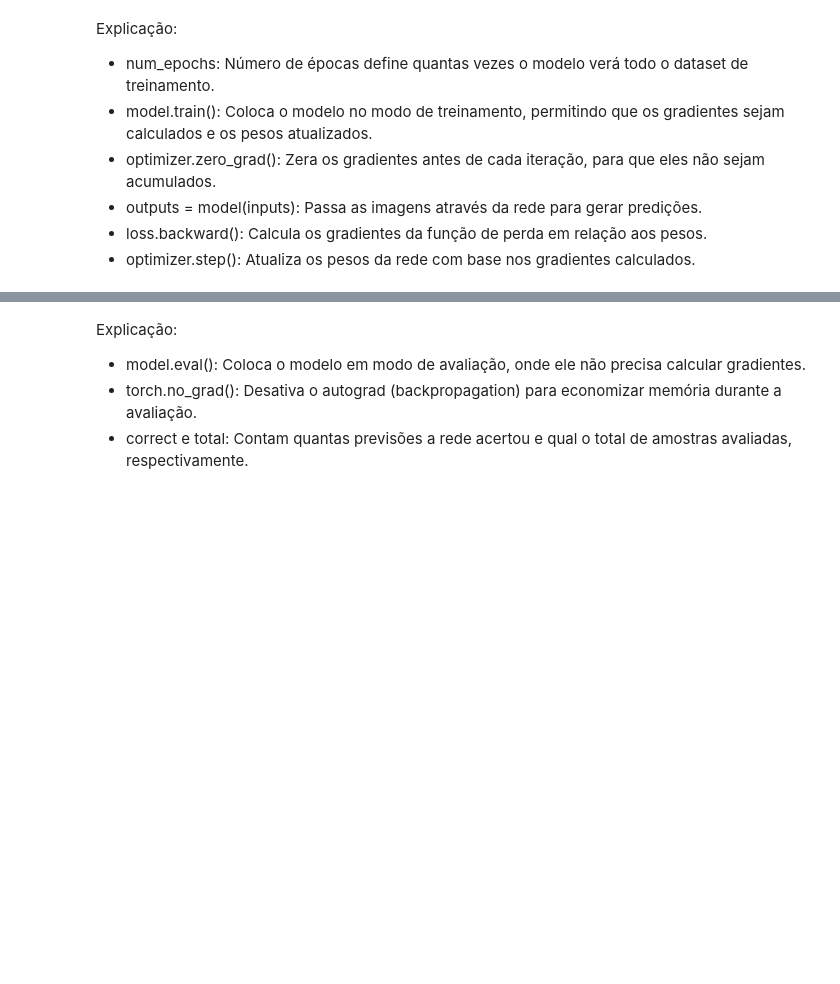
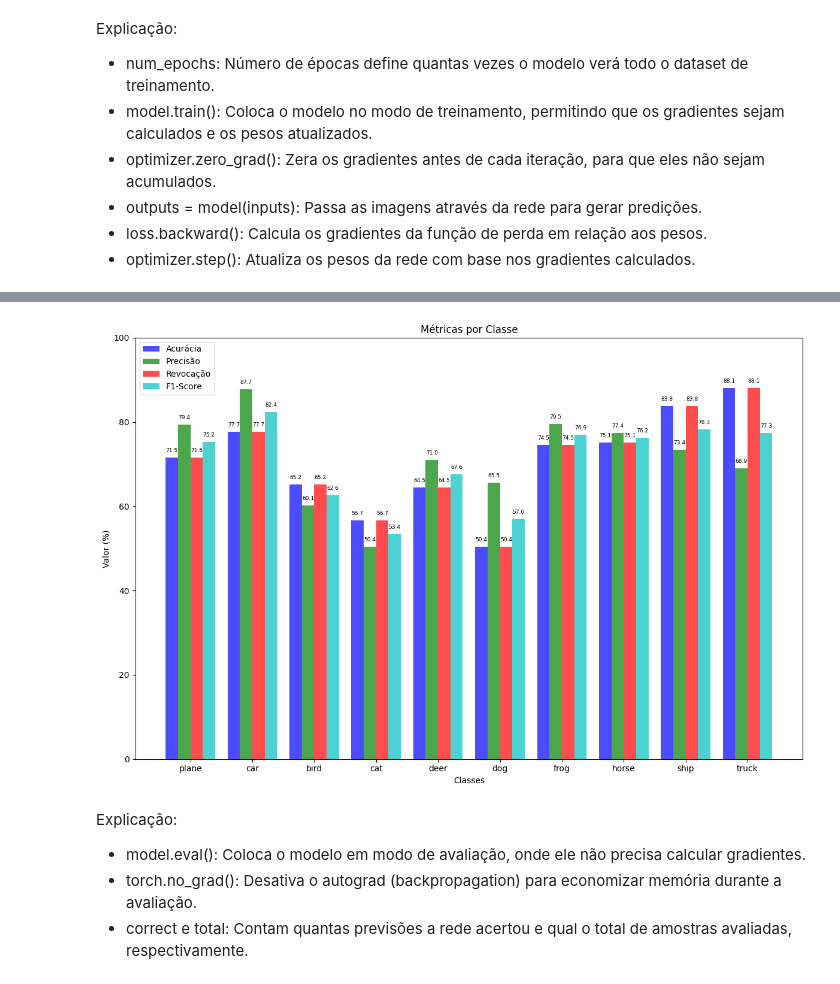
Before and after one commit to andre12burger/CNN_ImageClassification, a Jupyter notebook: Andre_CNN_ImageClassification.ipynb, the cells around one changed output, grey strips where cells are left out. Cells and saved outputs as stored; diff of their text form; code cells hidden in the pictures; blank space fills up the shorter version.

```diff
--- a/Andre_CNN_ImageClassification.ipynb
+++ b/Andre_CNN_ImageClassification.ipynb
@@ -131,17 +150,3 @@ Explicação:
 * outputs = model(inputs): Passa as imagens através da rede para gerar predições.
 * loss.backward(): Calcula os gradientes da função de perda em relação aos pesos.
 * optimizer.step(): Atualiza os pesos da rede com base nos gradientes calculados.
-# %%
-correct = 0
-total = 0
-
-model.eval() # coloca o modelo em modo de avaliação (desativa o cálculo de gradientes)
-with torch.no_grad(): # desativa o cálculo de gradientes durante a avaliação
-  for inputs, labels in testloader:
-    outputs = model(inputs)
-    _, predicted = torch.max(outputs.data, 1) # obtem a classe prevista com a maior probabilidade
-    total += labels.size(0)
-    correct += (predicted == labels).sum().item()
-
-accuracy = 100 * correct / total
-print(f'Acurácia no conjunto de teste: {accuracy:.2f}%')
@@ -150,3 +153,79 @@ Acurácia no conjunto de teste: 81.15%
+# %%
+# Prepara contador de previsões para cada classe
+correct_pred = {classname: 0 for classname in classes}
+total_pred = {classname: 0 for classname in classes}
+false_pred = {classname: 0 for classname in classes}  # Contador de falsos positivos
+
+with torch.no_grad():  # Desativa o cálculo de gradientes durante a avaliação
+    for images, labels in testloader:
+        outputs = model(images)
+        _, predictions = torch.max(outputs, 1)
+
+        # Coletar as previsões corretas para cada classe
+        for label, prediction in zip(labels, predictions):
+            if label == prediction:
+                correct_pred[classes[label]] += 1
+            total_pred[classes[label]] += 1
+
+            # Contabiliza falsos positivos
+            if label != prediction:
+                false_pred[classes[prediction]] += 1
+
+# Inicializa listas para armazenar métricas
+accuracies = []
+precisions = []
+recalls = []
+f1_scores = []
+class_names = []
+
+# Cálculo das métricas e armazenamento para o gráfico
+for classname in classes:
+    correct_count = correct_pred[classname]
+    accuracy = 100 * float(correct_count) / total_pred[classname]
+    precision = 100 * float(correct_count) / (correct_count + false_pred[classname]) if (correct_count + false_pred[classname]) > 0 else 0
+    recall = 100 * float(correct_count) / (total_pred[classname]) if total_pred[classname] > 0 else 0
+    f1_score = (2 * precision * recall / (precision + recall)) if (precision + recall) > 0 else 0
+
+    accuracies.append(accuracy)
+    precisions.append(precision)
+    recalls.append(recall)
+    f1_scores.append(f1_score)
+    class_names.append(classname)
+
+# Criar gráfico de barras agrupadas
+n_classes = len(classes)
+x = np.arange(n_classes)  # Índices das classes
+width = 0.2  # Largura das barras
+
+plt.figure(figsize=(12, 8))
+
+# Adiciona as barras para cada métrica
+bars1 = plt.bar(x - 1.5 * width, accuracies, width, label='Acurácia', color='b', alpha=0.7)
+bars2 = plt.bar(x - 0.5 * width, precisions, width, label='Precisão', color='g', alpha=0.7)
+bars3 = plt.bar(x + 0.5 * width, recalls, width, label='Revocação', color='r', alpha=0.7)
+bars4 = plt.bar(x + 1.5 * width, f1_scores, width, label='F1-Score', color='c', alpha=0.7)
+
+# Adiciona os números acima das barras
+for bars in [bars1, bars2, bars3, bars4]:
+    for bar in bars:
+        yval = bar.get_height()
+        plt.text(bar.get_x() + bar.get_width()/2, yval + 1, f'{yval:.1f}', ha='center', va='bottom', fontsize=6.5)
+
+# Configurações dos eixos
+plt.xticks(x, class_names)
+plt.ylim(0, 100)
+plt.title('Métricas por Classe')
+plt.xlabel('Classes')
+plt.ylabel('Valor (%)')
+
+# Adiciona a legenda
+plt.legend()
+
+# Mostra o gráfico
+plt.tight_layout()
+plt.show()
+# %% [output]
+[figure, added]
 # %% [markdown]
 Explicação:
 * model.eval(): Coloca o modelo em modo de avaliação, onde ele não precisa calcular gradientes.
```
Also changed, not shown: parts of 9 cells of this notebook, 2 other files.
